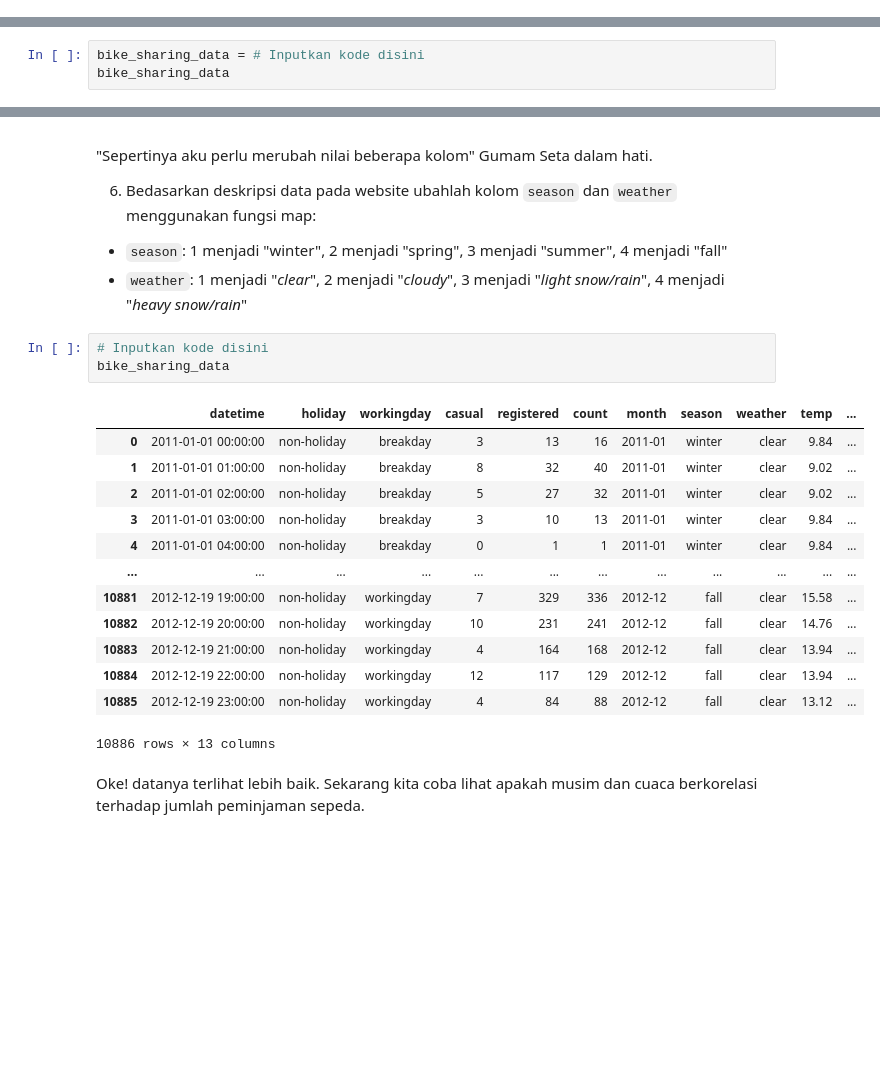
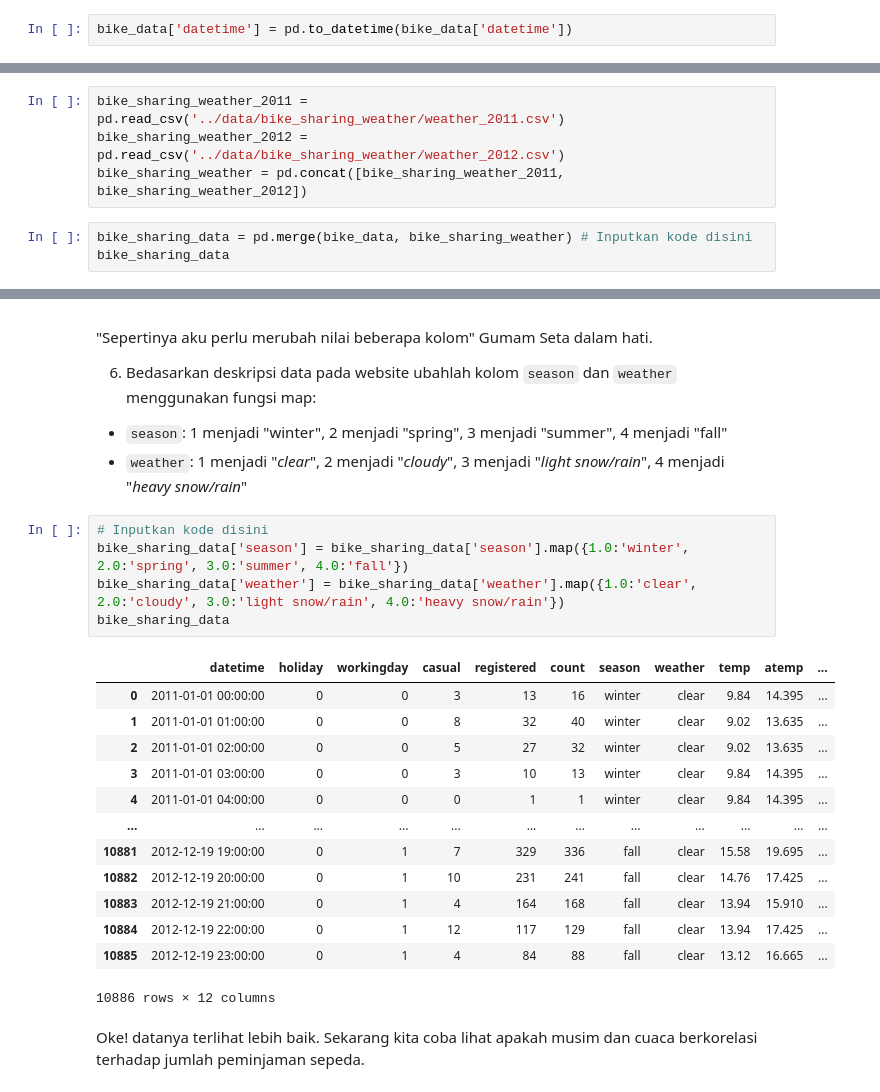
Before and after one commit to setia1011/pacmann, a Jupyter notebook: tasks-folder/setiadi-9LX7-advanced-data-manipulation-1.ipynb, the cells around one changed output, grey strips where cells are left out. Cells and saved outputs as stored; diff of their text form; blank space fills up the shorter version.

```diff
--- a/tasks-folder/setiadi-9LX7-advanced-data-manipulation-1.ipynb
+++ b/tasks-folder/setiadi-9LX7-advanced-data-manipulation-1.ipynb
@@ -101 +76,3 @@ dx
+# %%
+bike_data['datetime'] = pd.to_datetime(bike_data['datetime'])
 # %%
@@ -129,7 +106,11 @@ Trend diatas cukup menarik, terlihat peningkatan jumlah peminjaman sepeda terjad
 5. Gabungkan data weather tahun 2011 dan 2012 dengan bike_data menjadi satu tabel.
 
 > Note: Pastikan kolom datetime bertipe datetime
+# %%
+bike_sharing_weather_2011 = pd.read_csv('../data/bike_sharing_weather/weather_2011.csv')
+bike_sharing_weather_2012 = pd.read_csv('../data/bike_sharing_weather/weather_2012.csv')
+bike_sharing_weather = pd.concat([bike_sharing_weather_2011, bike_sharing_weather_2012])
 # %%
-bike_sharing_data = # Inputkan kode disini
+bike_sharing_data = pd.merge(bike_data, bike_sharing_weather) # Inputkan kode disini
 bike_sharing_data
 # %% [output]
@@ -156,21 +137,23 @@ Dari data yang telah di-read terlihat di beberapa kolom informasinya tidak deskr
  * `weather`: 1 menjadi "_clear_", 2 menjadi "_cloudy_", 3 menjadi "_light snow/rain_", 4 menjadi "_heavy snow/rain_"
 # %%
 # Inputkan kode disini
+bike_sharing_data['season'] = bike_sharing_data['season'].map({1.0:'winter', 2.0:'spring', 3.0:'summer', 4.0:'fall'})
+bike_sharing_data['weather'] = bike_sharing_data['weather'].map({1.0:'clear', 2.0:'cloudy', 3.0:'light snow/rain', 4.0:'heavy snow/rain'})
 bike_sharing_data
 # %% [output]
-|  | datetime | holiday | workingday | casual | registered | count | month | season | weather | temp | ... |
-| 0 | 2011-01-01 00:00:00 | non-holiday | breakday | 3 | 13 | 16 | 2011-01 | winter | clear | 9.84 | ... |
-| 1 | 2011-01-01 01:00:00 | non-holiday | breakday | 8 | 32 | 40 | 2011-01 | winter | clear | 9.02 | ... |
-| 2 | 2011-01-01 02:00:00 | non-holiday | breakday | 5 | 27 | 32 | 2011-01 | winter | clear | 9.02 | ... |
-| 3 | 2011-01-01 03:00:00 | non-holiday | breakday | 3 | 10 | 13 | 2011-01 | winter | clear | 9.84 | ... |
-| 4 | 2011-01-01 04:00:00 | non-holiday | breakday | 0 | 1 | 1 | 2011-01 | winter | clear | 9.84 | ... |
+|  | datetime | holiday | workingday | casual | registered | count | season | weather | temp | atemp | ... |
+| 0 | 2011-01-01 00:00:00 | 0 | 0 | 3 | 13 | 16 | winter | clear | 9.84 | 14.395 | ... |
+| 1 | 2011-01-01 01:00:00 | 0 | 0 | 8 | 32 | 40 | winter | clear | 9.02 | 13.635 | ... |
+| 2 | 2011-01-01 02:00:00 | 0 | 0 | 5 | 27 | 32 | winter | clear | 9.02 | 13.635 | ... |
+| 3 | 2011-01-01 03:00:00 | 0 | 0 | 3 | 10 | 13 | winter | clear | 9.84 | 14.395 | ... |
+| 4 | 2011-01-01 04:00:00 | 0 | 0 | 0 | 1 | 1 | winter | clear | 9.84 | 14.395 | ... |
 | ... | ... | ... | ... | ... | ... | ... | ... | ... | ... | ... | ... |
-| 10881 | 2012-12-19 19:00:00 | non-holiday | workingday | 7 | 329 | 336 | 2012-12 | fall | clear | 15.58 | ... |
-| 10882 | 2012-12-19 20:00:00 | non-holiday | workingday | 10 | 231 | 241 | 2012-12 | fall | clear | 14.76 | ... |
-| 10883 | 2012-12-19 21:00:00 | non-holiday | workingday | 4 | 164 | 168 | 2012-12 | fall | clear | 13.94 | ... |
-| 10884 | 2012-12-19 22:00:00 | non-holiday | workingday | 12 | 117 | 129 | 2012-12 | fall | clear | 13.94 | ... |
-| 10885 | 2012-12-19 23:00:00 | non-holiday | workingday | 4 | 84 | 88 | 2012-12 | fall | clear | 13.12 | ... |
+| 10881 | 2012-12-19 19:00:00 | 0 | 1 | 7 | 329 | 336 | fall | clear | 15.58 | 19.695 | ... |
+| 10882 | 2012-12-19 20:00:00 | 0 | 1 | 10 | 231 | 241 | fall | clear | 14.76 | 17.425 | ... |
+| 10883 | 2012-12-19 21:00:00 | 0 | 1 | 4 | 164 | 168 | fall | clear | 13.94 | 15.910 | ... |
+| 10884 | 2012-12-19 22:00:00 | 0 | 1 | 12 | 117 | 129 | fall | clear | 13.94 | 17.425 | ... |
+| 10885 | 2012-12-19 23:00:00 | 0 | 1 | 4 | 84 | 88 | fall | clear | 13.12 | 16.665 | ... |
-10886 rows × 13 columns
+10886 rows × 12 columns
 # %% [markdown]
 Oke! datanya terlihat lebih baik. Sekarang kita coba lihat apakah musim dan cuaca berkorelasi terhadap jumlah peminjaman sepeda.
 # %% [markdown]
```
Also changed, not shown: parts of 13 cells of this notebook, 2 other files.
